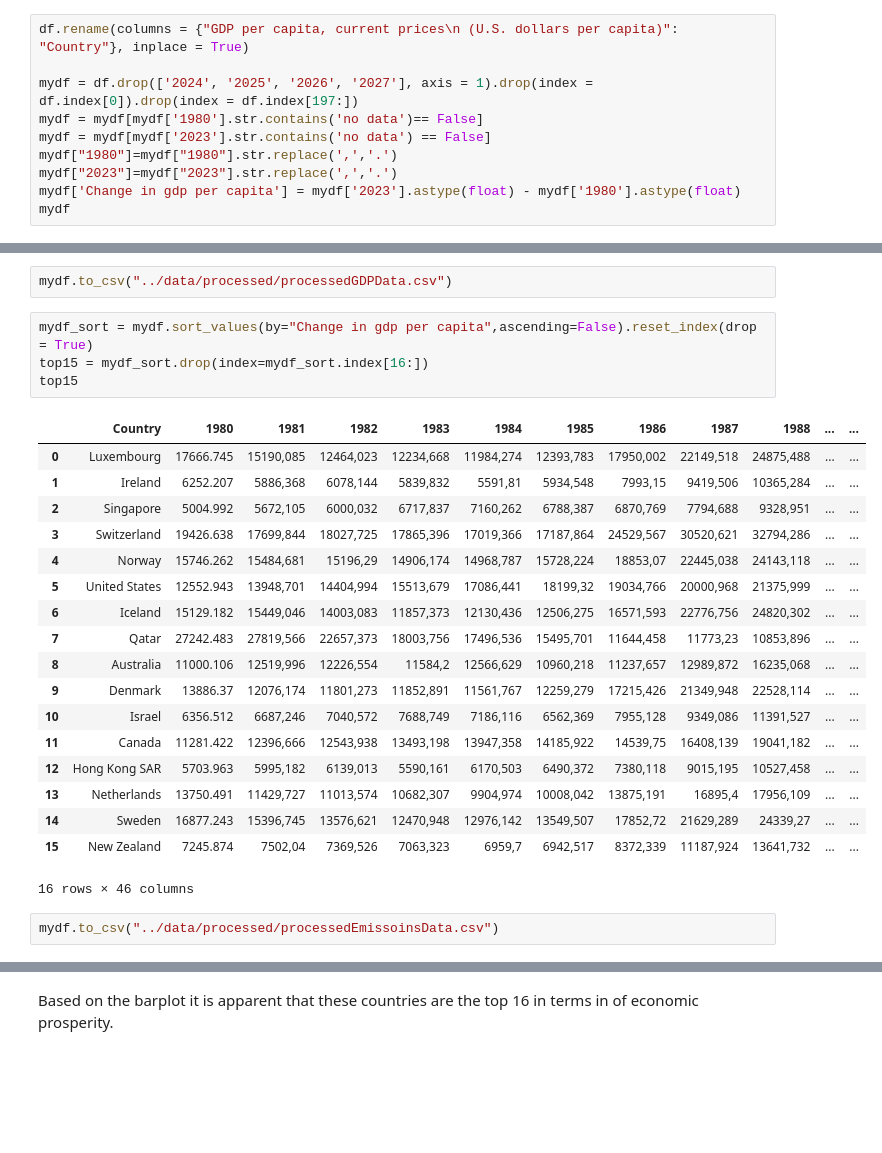
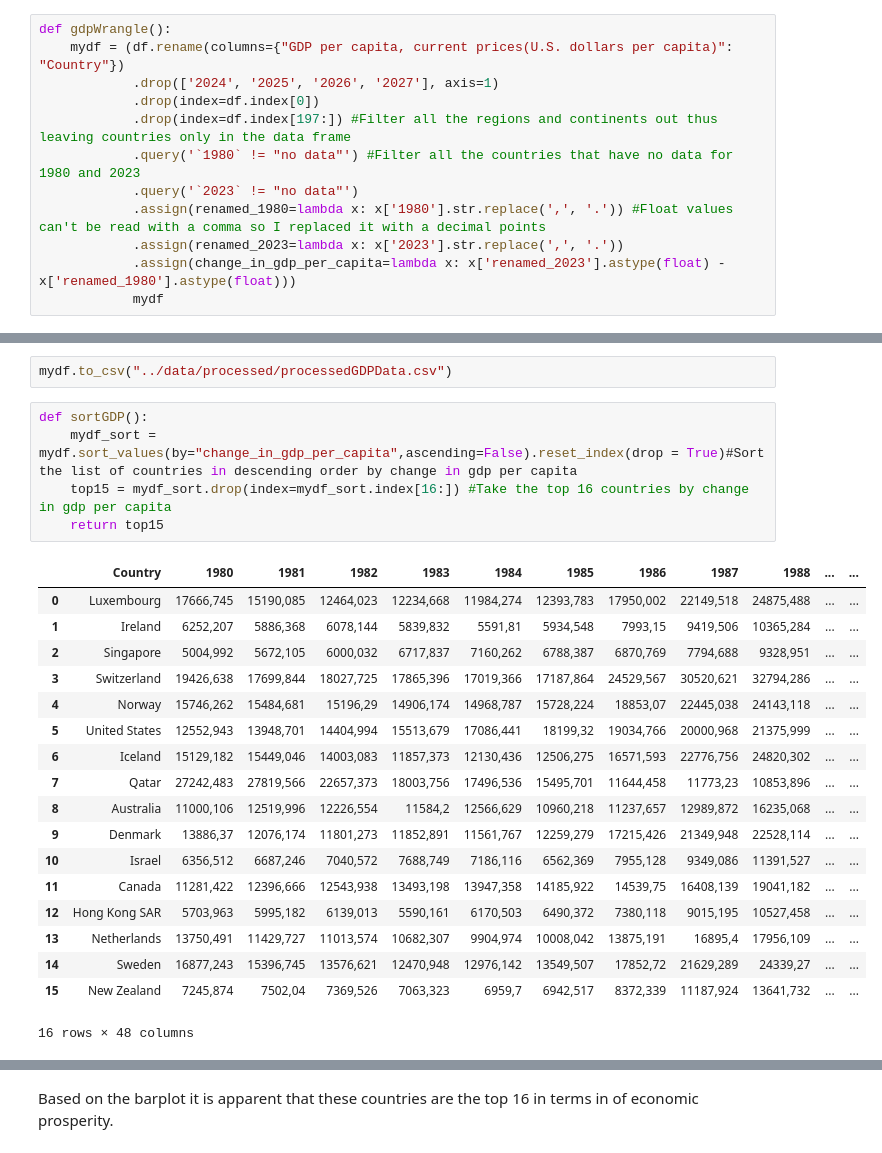
Before and after one commit to ubco-W2022T2-data301/project-group-group42, a Jupyter notebook: analysis/analysisNjabuloDlamini.ipynb, the cells around one changed output, grey strips where cells are left out. Cells and saved outputs as stored; diff of their text form; blank space fills up the shorter version.

```diff
--- a/analysis/analysisNjabuloDlamini.ipynb
+++ b/analysis/analysisNjabuloDlamini.ipynb
@@ -34,14 +34,16 @@ df
 | 230 | ©IMF, 2022 | NaN | NaN | NaN | NaN | NaN | NaN | NaN | NaN | NaN | ... |
 231 rows × 49 columns
 # %%
-df.rename(columns = {"GDP per capita, current prices\n (U.S. dollars per capita)": "Country"}, inplace = True)
-
-mydf = df.drop(['2024', '2025', '2026', '2027'], axis = 1).drop(index = df.index[0]).drop(index = df.index[197:])
-mydf = mydf[mydf['1980'].str.contains('no data')== False]
-mydf = mydf[mydf['2023'].str.contains('no data') == False]
-mydf["1980"]=mydf["1980"].str.replace(',','.')
-mydf["2023"]=mydf["2023"].str.replace(',','.')
-mydf['Change in gdp per capita'] = mydf['2023'].astype(float) - mydf['1980'].astype(float)
-mydf
+def gdpWrangle():
+    mydf = (df.rename(columns={"GDP per capita, current prices(U.S. dollars per capita)": "Country"})
+            .drop(['2024', '2025', '2026', '2027'], axis=1)
+            .drop(index=df.index[0])
+            .drop(index=df.index[197:]) #Filter all the regions and continents out thus leaving countries only in the data frame
+            .query('`1980` != "no data"') #Filter all the countries that have no data for 1980 and 2023
+            .query('`2023` != "no data"')
+            .assign(renamed_1980=lambda x: x['1980'].str.replace(',', '.')) #Float values can't be read with a comma so I replaced it with a decimal points
+            .assign(renamed_2023=lambda x: x['2023'].str.replace(',', '.'))
+            .assign(change_in_gdp_per_capita=lambda x: x['renamed_2023'].astype(float) - x['renamed_1980'].astype(float)))
+            mydf
 # %% [output]
 |  | Country | 1980 | 1981 | 1982 | 1983 | 1984 | 1985 | 1986 | 1987 | 1988 | ... | ... |
@@ -62,28 +64,27 @@ Now we have 136 countries that experienced a change in gdp per capita from 1980
 # %%
 mydf.to_csv("../data/processed/processedGDPData.csv")
 # %%
-mydf_sort = mydf.sort_values(by="Change in gdp per capita",ascending=False).reset_index(drop = True)
-top15 = mydf_sort.drop(index=mydf_sort.index[16:])
-top15
+def sortGDP():
+    mydf_sort = mydf.sort_values(by="change_in_gdp_per_capita",ascending=False).reset_index(drop = True)#Sort the list of countries in descending order by change in gdp per capita
+    top15 = mydf_sort.drop(index=mydf_sort.index[16:]) #Take the top 16 countries by change in gdp per capita
+    return top15
 # %% [output]
 |  | Country | 1980 | 1981 | 1982 | 1983 | 1984 | 1985 | 1986 | 1987 | 1988 | ... | ... |
-| 0 | Luxembourg | 17666.745 | 15190,085 | 12464,023 | 12234,668 | 11984,274 | 12393,783 | 17950,002 | 22149,518 | 24875,488 | ... | ... |
-| 1 | Ireland | 6252.207 | 5886,368 | 6078,144 | 5839,832 | 5591,81 | 5934,548 | 7993,15 | 9419,506 | 10365,284 | ... | ... |
-| 2 | Singapore | 5004.992 | 5672,105 | 6000,032 | 6717,837 | 7160,262 | 6788,387 | 6870,769 | 7794,688 | 9328,951 | ... | ... |
-| 3 | Switzerland | 19426.638 | 17699,844 | 18027,725 | 17865,396 | 17019,366 | 17187,864 | 24529,567 | 30520,621 | 32794,286 | ... | ... |
-| 4 | Norway | 15746.262 | 15484,681 | 15196,29 | 14906,174 | 14968,787 | 15728,224 | 18853,07 | 22445,038 | 24143,118 | ... | ... |
-| 5 | United States | 12552.943 | 13948,701 | 14404,994 | 15513,679 | 17086,441 | 18199,32 | 19034,766 | 20000,968 | 21375,999 | ... | ... |
-| 6 | Iceland | 15129.182 | 15449,046 | 14003,083 | 11857,373 | 12130,436 | 12506,275 | 16571,593 | 22776,756 | 24820,302 | ... | ... |
-| 7 | Qatar | 27242.483 | 27819,566 | 22657,373 | 18003,756 | 17496,536 | 15495,701 | 11644,458 | 11773,23 | 10853,896 | ... | ... |
-| 8 | Australia | 11000.106 | 12519,996 | 12226,554 | 11584,2 | 12566,629 | 10960,218 | 11237,657 | 12989,872 | 16235,068 | ... | ... |
-| 9 | Denmark | 13886.37 | 12076,174 | 11801,273 | 11852,891 | 11561,767 | 12259,279 | 17215,426 | 21349,948 | 22528,114 | ... | ... |
-| 10 | Israel | 6356.512 | 6687,246 | 7040,572 | 7688,749 | 7186,116 | 6562,369 | 7955,128 | 9349,086 | 11391,527 | ... | ... |
-| 11 | Canada | 11281.422 | 12396,666 | 12543,938 | 13493,198 | 13947,358 | 14185,922 | 14539,75 | 16408,139 | 19041,182 | ... | ... |
-| 12 | Hong Kong SAR | 5703.963 | 5995,182 | 6139,013 | 5590,161 | 6170,503 | 6490,372 | 7380,118 | 9015,195 | 10527,458 | ... | ... |
-| 13 | Netherlands | 13750.491 | 11429,727 | 11013,574 | 10682,307 | 9904,974 | 10008,042 | 13875,191 | 16895,4 | 17956,109 | ... | ... |
-| 14 | Sweden | 16877.243 | 15396,745 | 13576,621 | 12470,948 | 12976,142 | 13549,507 | 17852,72 | 21629,289 | 24339,27 | ... | ... |
-| 15 | New Zealand | 7245.874 | 7502,04 | 7369,526 | 7063,323 | 6959,7 | 6942,517 | 8372,339 | 11187,924 | 13641,732 | ... | ... |
+| 0 | Luxembourg | 17666,745 | 15190,085 | 12464,023 | 12234,668 | 11984,274 | 12393,783 | 17950,002 | 22149,518 | 24875,488 | ... | ... |
+| 1 | Ireland | 6252,207 | 5886,368 | 6078,144 | 5839,832 | 5591,81 | 5934,548 | 7993,15 | 9419,506 | 10365,284 | ... | ... |
+| 2 | Singapore | 5004,992 | 5672,105 | 6000,032 | 6717,837 | 7160,262 | 6788,387 | 6870,769 | 7794,688 | 9328,951 | ... | ... |
+| 3 | Switzerland | 19426,638 | 17699,844 | 18027,725 | 17865,396 | 17019,366 | 17187,864 | 24529,567 | 30520,621 | 32794,286 | ... | ... |
+| 4 | Norway | 15746,262 | 15484,681 | 15196,29 | 14906,174 | 14968,787 | 15728,224 | 18853,07 | 22445,038 | 24143,118 | ... | ... |
+| 5 | United States | 12552,943 | 13948,701 | 14404,994 | 15513,679 | 17086,441 | 18199,32 | 19034,766 | 20000,968 | 21375,999 | ... | ... |
+| 6 | Iceland | 15129,182 | 15449,046 | 14003,083 | 11857,373 | 12130,436 | 12506,275 | 16571,593 | 22776,756 | 24820,302 | ... | ... |
+| 7 | Qatar | 27242,483 | 27819,566 | 22657,373 | 18003,756 | 17496,536 | 15495,701 | 11644,458 | 11773,23 | 10853,896 | ... | ... |
+| 8 | Australia | 11000,106 | 12519,996 | 12226,554 | 11584,2 | 12566,629 | 10960,218 | 11237,657 | 12989,872 | 16235,068 | ... | ... |
+| 9 | Denmark | 13886,37 | 12076,174 | 11801,273 | 11852,891 | 11561,767 | 12259,279 | 17215,426 | 21349,948 | 22528,114 | ... | ... |
+| 10 | Israel | 6356,512 | 6687,246 | 7040,572 | 7688,749 | 7186,116 | 6562,369 | 7955,128 | 9349,086 | 11391,527 | ... | ... |
+| 11 | Canada | 11281,422 | 12396,666 | 12543,938 | 13493,198 | 13947,358 | 14185,922 | 14539,75 | 16408,139 | 19041,182 | ... | ... |
+| 12 | Hong Kong SAR | 5703,963 | 5995,182 | 6139,013 | 5590,161 | 6170,503 | 6490,372 | 7380,118 | 9015,195 | 10527,458 | ... | ... |
+| 13 | Netherlands | 13750,491 | 11429,727 | 11013,574 | 10682,307 | 9904,974 | 10008,042 | 13875,191 | 16895,4 | 17956,109 | ... | ... |
+| 14 | Sweden | 16877,243 | 15396,745 | 13576,621 | 12470,948 | 12976,142 | 13549,507 | 17852,72 | 21629,289 | 24339,27 | ... | ... |
+| 15 | New Zealand | 7245,874 | 7502,04 | 7369,526 | 7063,323 | 6959,7 | 6942,517 | 8372,339 | 11187,924 | 13641,732 | ... | ... |
-16 rows × 46 columns
+16 rows × 48 columns
-# %%
-mydf.to_csv("../data/processed/processedEmissoinsData.csv")
 # %%
```
Also changed, not shown: parts of 9 cells of this notebook, 4 other files.
